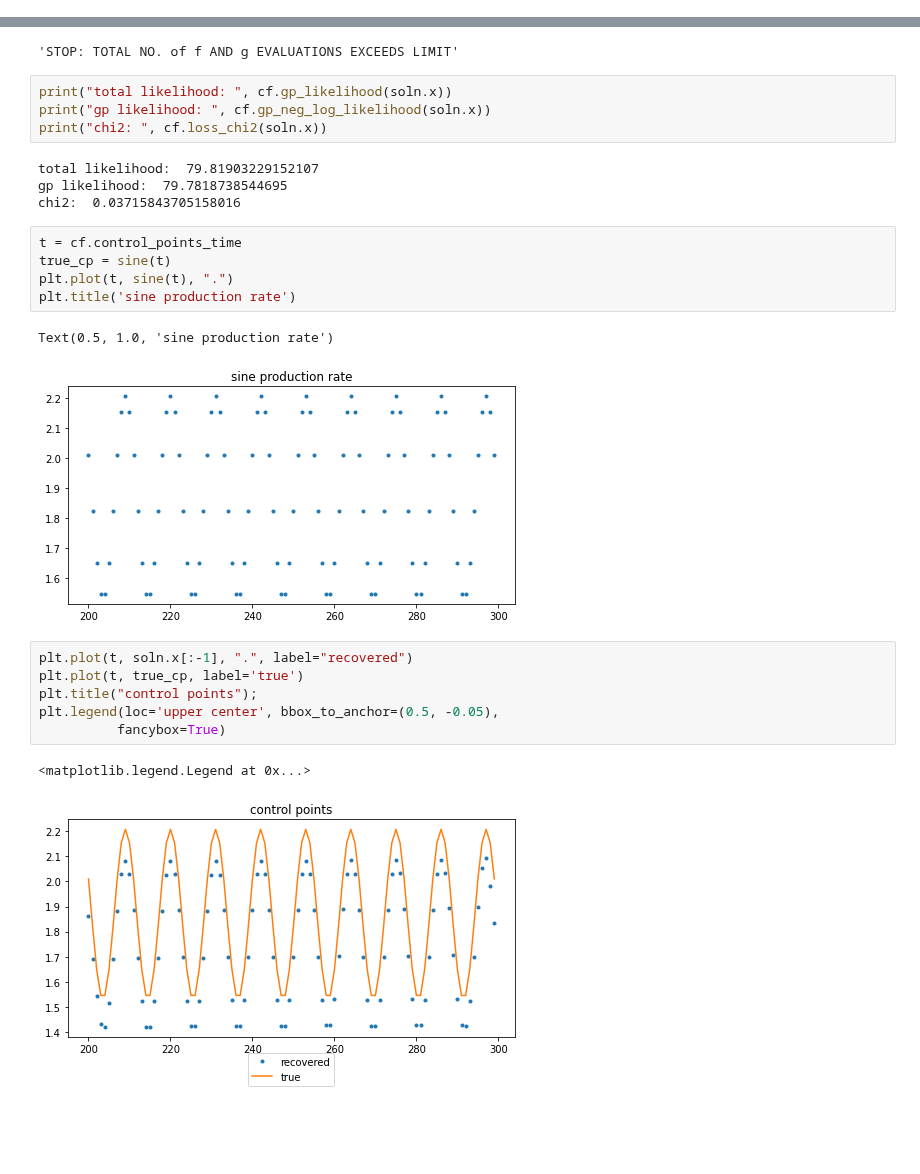
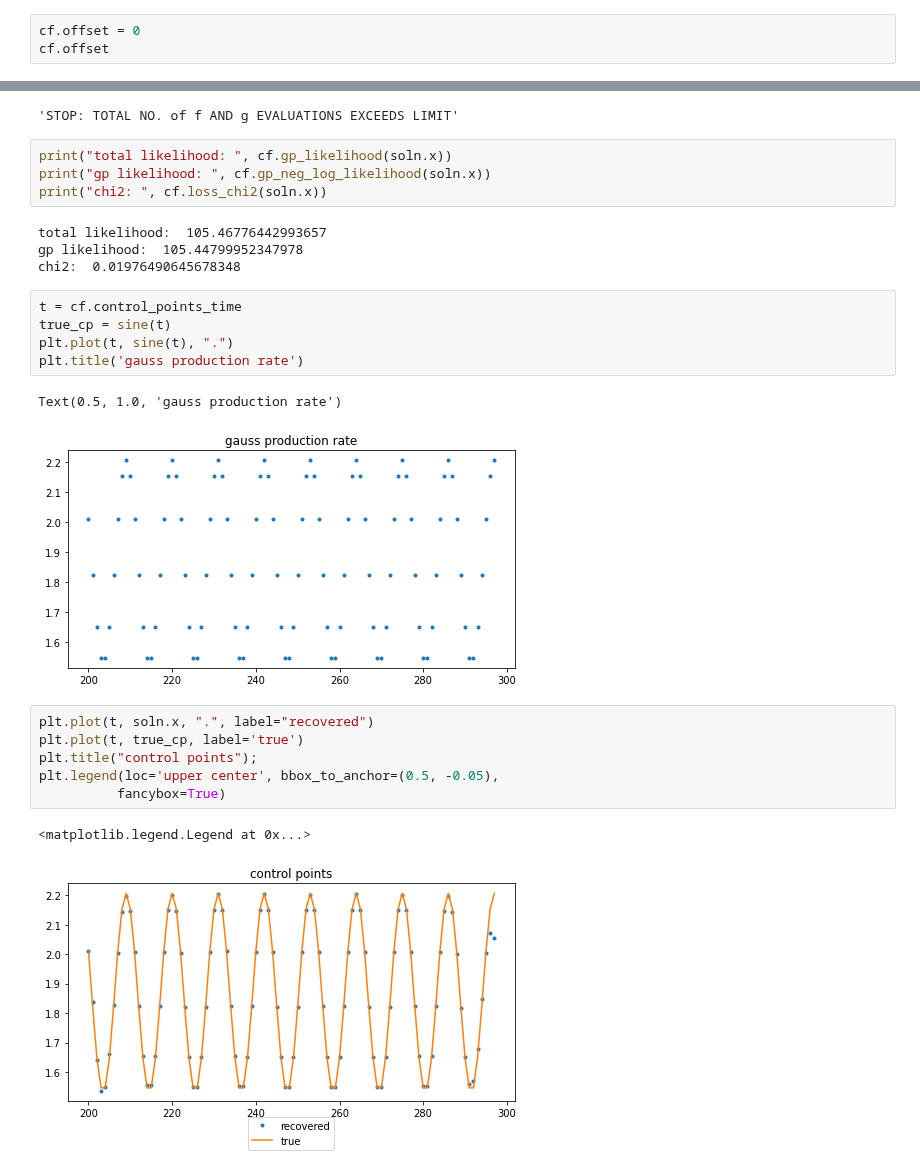
Before and after one commit to SharmaLlama/ticktack, a Jupyter notebook: notebooks/cp_injection_recovery_sine_gp.ipynb, the cells around one changed output, grey strips where cells are left out. Cells and saved outputs as stored; diff of their text form; blank space fills up the shorter version.

Commit message:
gaussian & sine inject-recovery

```diff
--- a/notebooks/cp_injection_recovery_sine_gp.ipynb
+++ b/notebooks/cp_injection_recovery_sine_gp.ipynb
@@ -37,0 +82,3 @@ plt.plot(jnp.arange(100, 300), sine(jnp.arange(100, 300)))
+# %%
+cf.offset = 0
+cf.offset
@@ -50,26 +99,26 @@ print("total likelihood: ", cf.gp_likelihood(soln.x))
 print("gp likelihood: ", cf.gp_neg_log_likelihood(soln.x))
 print("chi2: ", cf.loss_chi2(soln.x))
 # %% [output]
-total likelihood:  79.81903229152107
-gp likelihood:  79.7818738544695
-chi2:  0.03715843705158016
+total likelihood:  105.46776442993657
+gp likelihood:  105.44799952347978
+chi2:  0.01976490645678348
 # %%
 t = cf.control_points_time
 true_cp = sine(t)
 plt.plot(t, sine(t), ".")
-plt.title('sine production rate')
+plt.title('gauss production rate')
 # %% [output]
-Text(0.5, 1.0, 'sine production rate')
+Text(0.5, 1.0, 'gauss production rate')
-[figure, old version]
+[figure, new version]
 # %%
-plt.plot(t, soln.x[:-1], ".", label="recovered")
+plt.plot(t, soln.x, ".", label="recovered")
 plt.plot(t, true_cp, label='true')
 plt.title("control points");
 plt.legend(loc='upper center', bbox_to_anchor=(0.5, -0.05),
           fancybox=True)
 # %% [output]
 <matplotlib.legend.Legend at 0x...>
-[figure, old version]
+[figure, new version]
 # %%
 plt.plot(cf.time_data[:-1], cf.dc14(soln.x), ".k", label="recovered", markersize=10)
 plt.plot(cf.time_data, cf.d14c_data, '--r')
```
Also changed, not shown: parts of 22 cells of this notebook, 11 other files.
